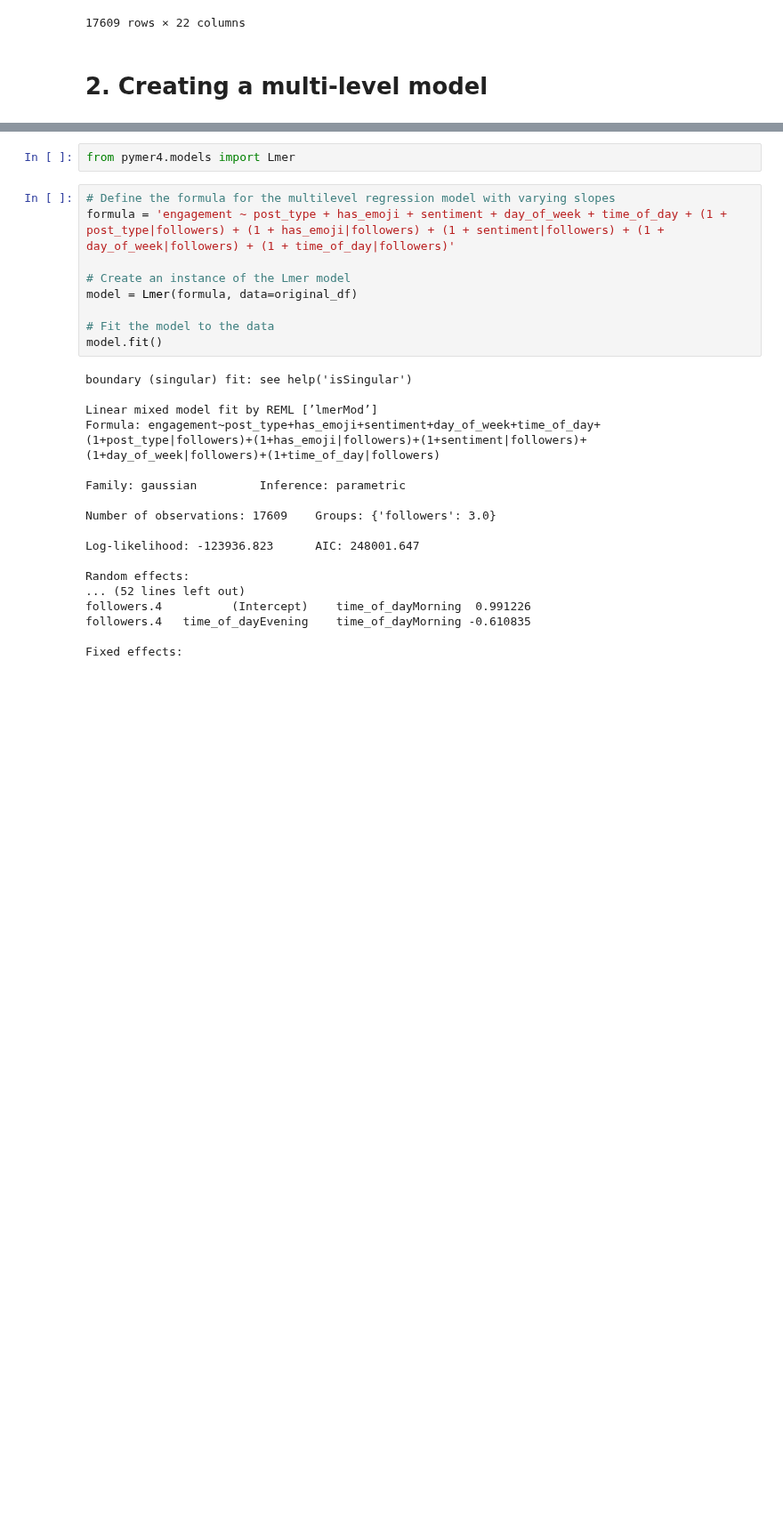
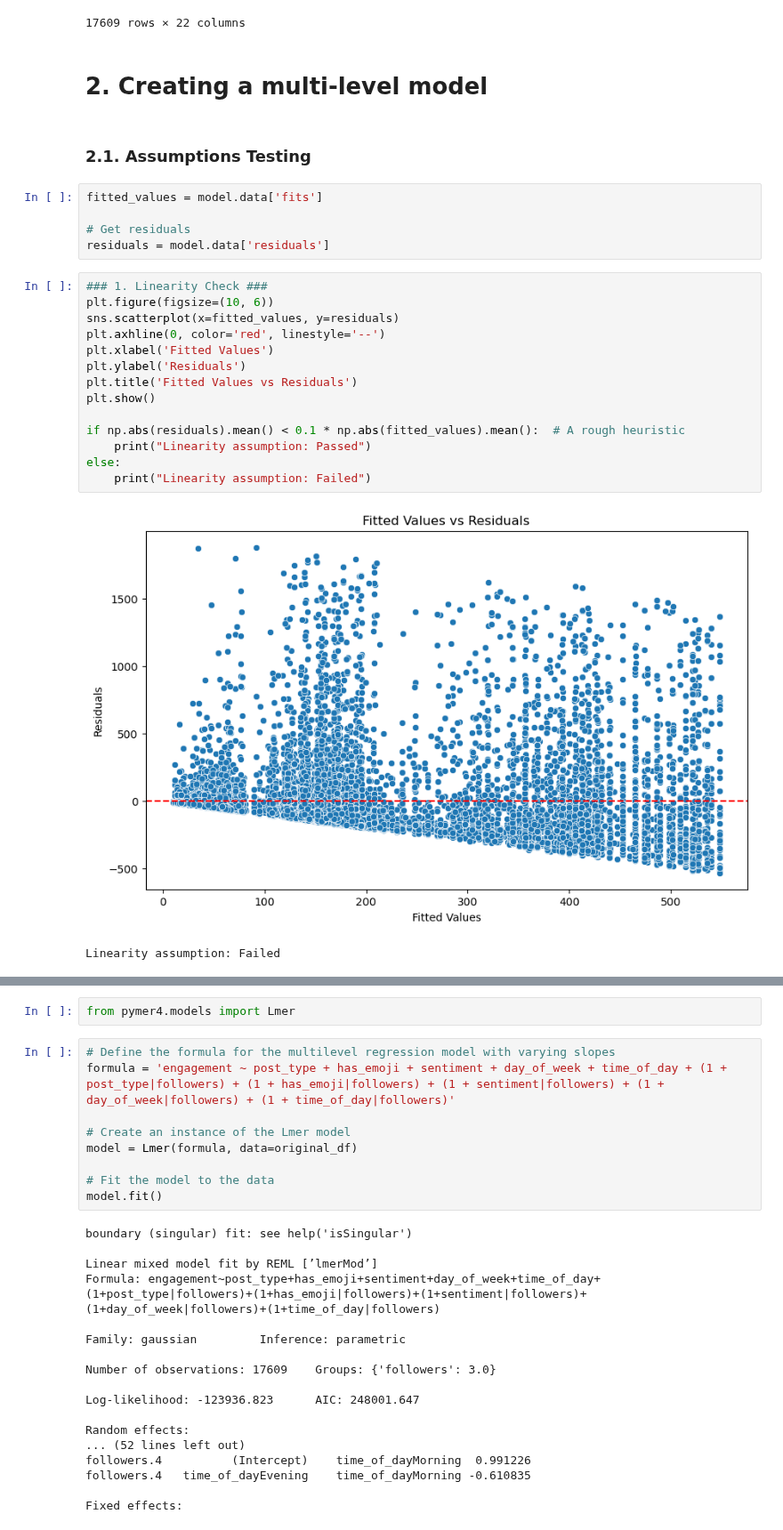
Before and after one commit to crlhbs/Group1_MarketingStrategy, a Jupyter notebook: Multi-level_Analysis.ipynb, the cells around one changed output, grey strips where cells are left out. Shown at 89% size. Cells and saved outputs as stored; diff of their text form; blank space fills up the shorter version.

Commit message:
Updated multilevel including assumptions testing

```diff
--- a/Multi-level_Analysis.ipynb
+++ b/Multi-level_Analysis.ipynb
@@ -94,3 +98,27 @@ original_df
 17609 rows × 22 columns
 # %% [markdown]
 # **2. Creating a multi-level model**
+# %% [markdown]
+### 2.1. Assumptions Testing
+# %%
+fitted_values = model.data['fits']
+
+# Get residuals
+residuals = model.data['residuals']
+# %%
+### 1. Linearity Check ###
+plt.figure(figsize=(10, 6))
+sns.scatterplot(x=fitted_values, y=residuals)
+plt.axhline(0, color='red', linestyle='--')
+plt.xlabel('Fitted Values')
+plt.ylabel('Residuals')
+plt.title('Fitted Values vs Residuals')
+plt.show()
+
+if np.abs(residuals).mean() < 0.1 * np.abs(fitted_values).mean():  # A rough heuristic
+    print("Linearity assumption: Passed")
+else:
+    print("Linearity assumption: Failed")
+# %% [output]
+[figure, added]
+Linearity assumption: Failed
```
Also changed, not shown: parts of 10 cells of this notebook, 2 other files.
